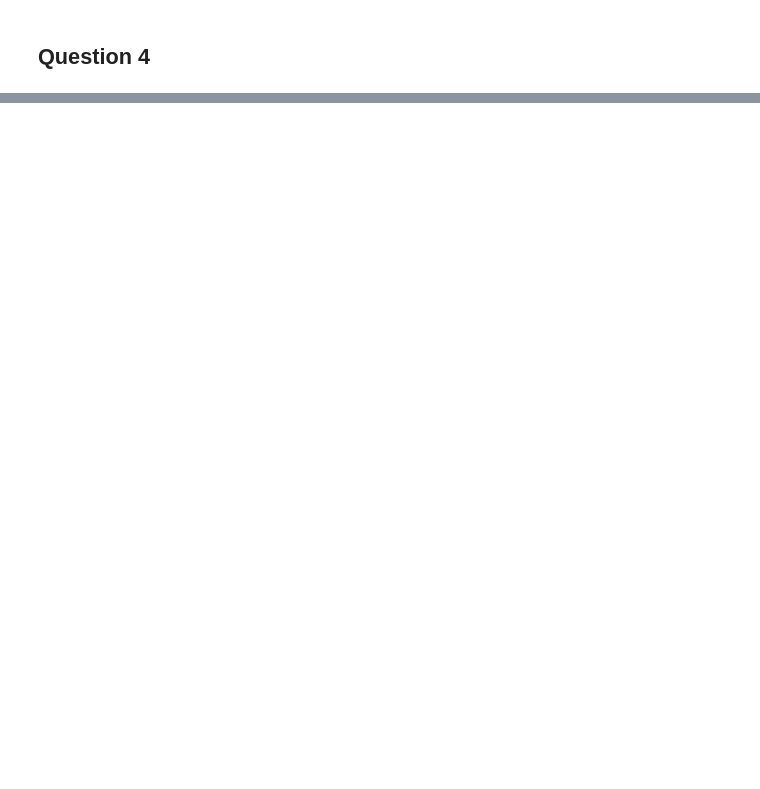
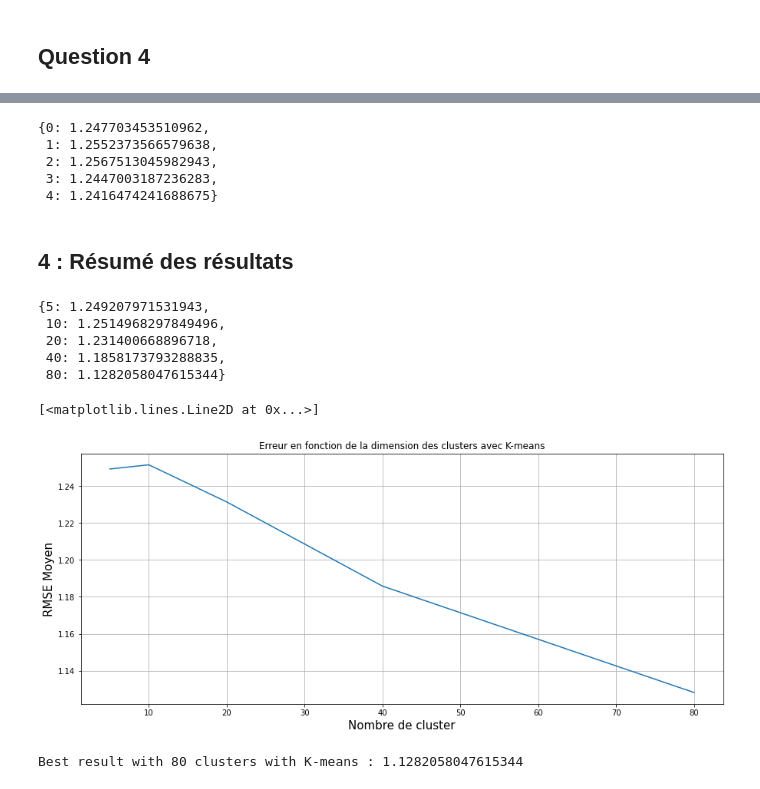
Before and after one commit to clementbernardd/LOG6308, a Jupyter notebook: TP1_groupe7.ipynb, the cells around one changed output, grey strips where cells are left out. Cells and saved outputs as stored; diff of their text form; code cells hidden in the pictures; blank space fills up the shorter version.

Commit message:
Add K-means

```diff
--- a/TP1_groupe7.ipynb
+++ b/TP1_groupe7.ipynb
@@ -659,0 +666,7 @@ plt.plot(list(errors_component.keys()),list(errors_component.values()))
+# %%
+def user_user_distance(user_item = user_item.iloc[1:], size = N_USERS) :
+    ''' Return a N_USERS x N_USERS matrix with correlation score between each user '''
+    df_sim = pd.DataFrame(np.zeros((size, size)))
+    for a in range(size) :
+        df_sim.iloc[a] = correlation(user_item.iloc[a].fillna(0).values.reshape(1, -1), user_item.fillna(0))
+    return df_sim
@@ -659,0 +675,16 @@ plt.plot(list(errors_component.keys()),list(errors_component.values()))
+# %%
+def compute_grade_cluster(clusters , user_item = user_item ) :
+    ''' Compute the average score by item for each user with the given clusters '''
+
+    # Matrix to return : the prediction with K-means
+    user_pred = user_item.copy()
+
+    for cluster in np.unique(clusters) :
+        index_user = np.where(clusters == cluster)[0]
+        # Get the users of the cluster
+        user_c = user_item.iloc[index_user]
+        # Get the mean score for each item
+        mean_i = user_c.mean(axis = 0)
+        user_pred.iloc[index_user, :] = mean_i
+
+    return user_pred
@@ -659,0 +750,42 @@ plt.plot(list(errors_component.keys()),list(errors_component.values()))
+# %%
+cross_validation_kmeans(n_clusters = 5 ,k = 5, user_item = user_item)
+# %% [output]
+{0: 1.247703453510962,
+ 1: 1.2552373566579638,
+ 2: 1.2567513045982943,
+ 3: 1.2447003187236283,
+ 4: 1.2416474241688675}
+# %% [markdown]
+## 4 : Résumé des résultats
+# %%
+def get_results_kmeans(clusters = [5,10, 20, 40, 80]) :
+    ''' Get the RMSE for different size of clusters '''
+    errors = {}
+    for c in clusters :
+        err = cross_validation_kmeans(n_clusters = c ,k = 5, user_item = user_item)
+        errors[c] = np.mean(list(err.values()))
+    return errors
+# %%
+errors_clusters = get_results_kmeans()
+# %%
+errors_clusters
+# %% [output]
+{5: 1.249207971531943,
+ 10: 1.2514968297849496,
+ 20: 1.231400668896718,
+ 40: 1.1858173793288835,
+ 80: 1.1282058047615344}
+# %%
+plt.figure(figsize=(15,6))
+plt.title('Erreur en fonction de la dimension des clusters avec K-means')
+plt.xlabel('Nombre de cluster',fontsize=15)
+plt.ylabel('RMSE Moyen',fontsize=15)
+plt.grid(True)
+plt.plot(list(errors_clusters.keys()),list(errors_clusters.values()))
+# %% [output]
+[<matplotlib.lines.Line2D at 0x...>]
+[figure, added]
+# %%
+print('Best result with 80 clusters with K-means : {}'.format(errors_clusters[80]))
+# %% [output]
+Best result with 80 clusters with K-means : 1.1282058047615344
```
Also changed, not shown: parts of 13 cells of this notebook.
